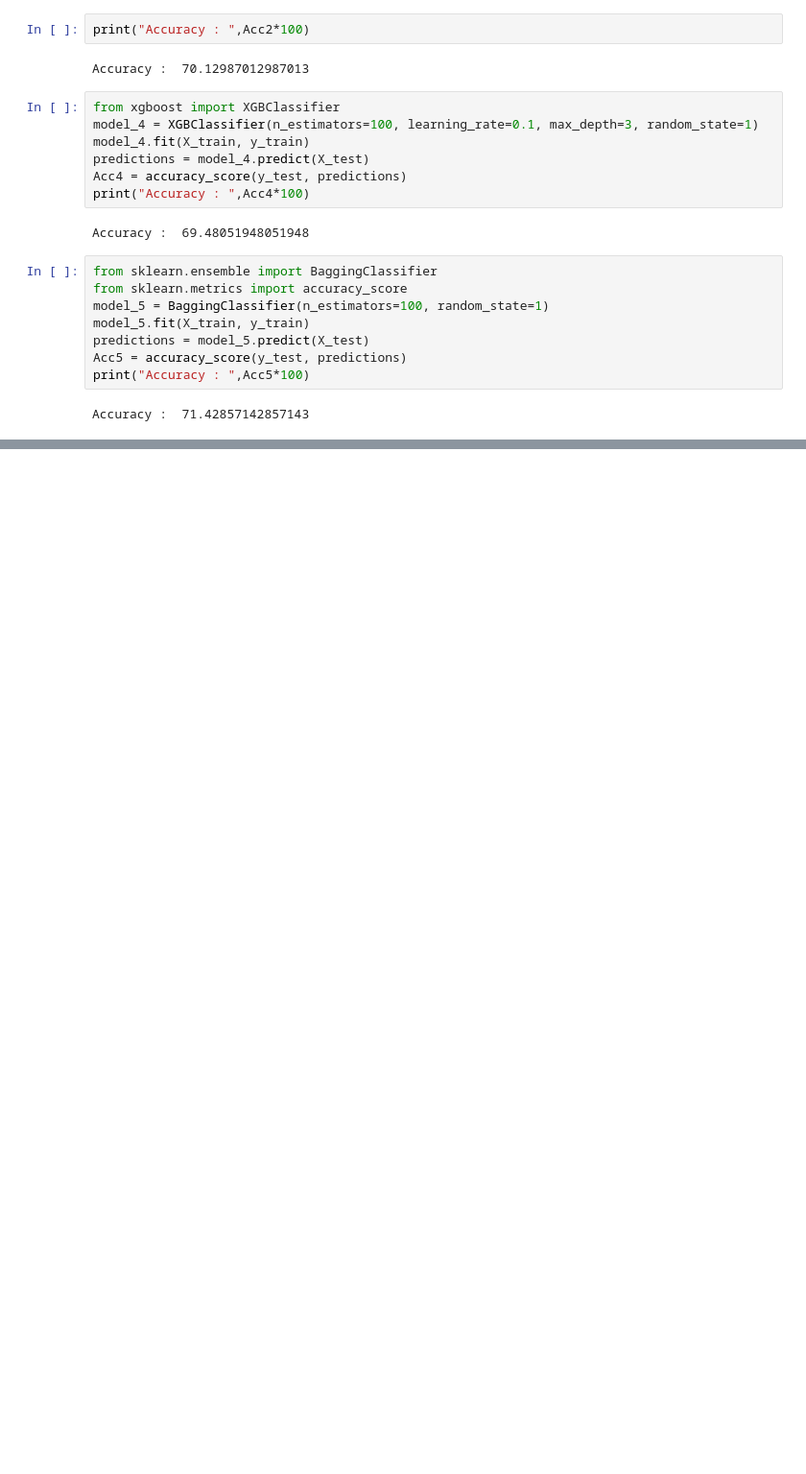
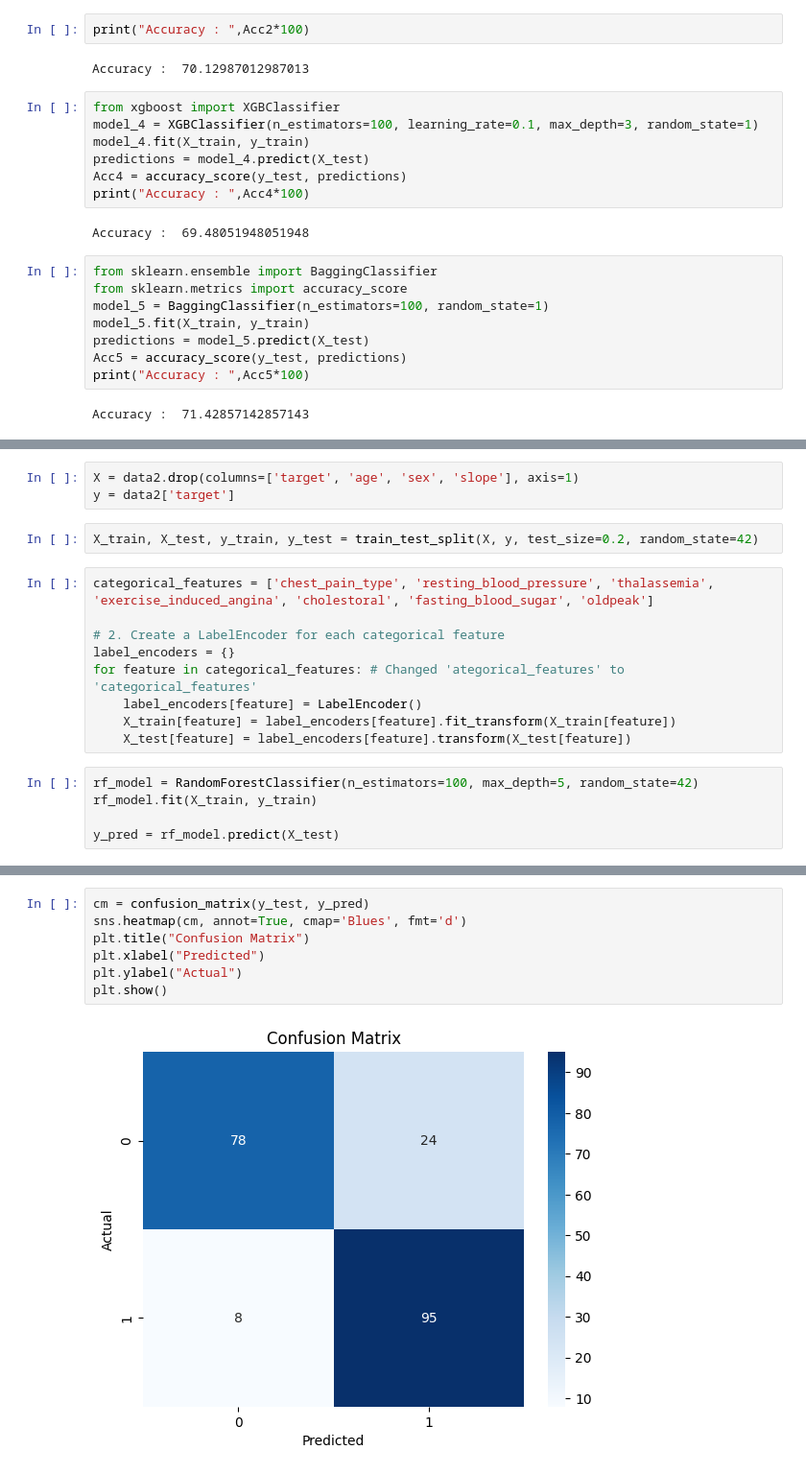
Before and after one commit to NIlesh-Thamke/Machine-Learning-Practicals, a Jupyter notebook: Pract7ML.ipynb, the cells around one changed output, grey strips where cells are left out. Shown at 96% size. Cells and saved outputs as stored; diff of their text form; blank space fills up the shorter version.

```diff
--- a/Pract7ML.ipynb
+++ b/Pract7ML.ipynb
@@ -121,0 +176,19 @@ Accuracy :  71.42857142857143
+# %%
+X = data2.drop(columns=['target', 'age', 'sex', 'slope'], axis=1)
+y = data2['target']
+# %%
+X_train, X_test, y_train, y_test = train_test_split(X, y, test_size=0.2, random_state=42)
+# %%
+categorical_features = ['chest_pain_type', 'resting_blood_pressure', 'thalassemia', 'exercise_induced_angina', 'cholestoral', 'fasting_blood_sugar', 'oldpeak']
+
+# 2. Create a LabelEncoder for each categorical feature
+label_encoders = {}
+for feature in categorical_features: # Changed 'ategorical_features' to 'categorical_features'
+    label_encoders[feature] = LabelEncoder()
+    X_train[feature] = label_encoders[feature].fit_transform(X_train[feature])
+    X_test[feature] = label_encoders[feature].transform(X_test[feature])
+# %%
+rf_model = RandomForestClassifier(n_estimators=100, max_depth=5, random_state=42)
+rf_model.fit(X_train, y_train)
+
+y_pred = rf_model.predict(X_test)
@@ -121,0 +209,9 @@ Accuracy :  71.42857142857143
+# %%
+cm = confusion_matrix(y_test, y_pred)
+sns.heatmap(cm, annot=True, cmap='Blues', fmt='d')
+plt.title("Confusion Matrix")
+plt.xlabel("Predicted")
+plt.ylabel("Actual")
+plt.show()
+# %% [output]
+[figure, added]
```
Also changed, not shown: parts of 8 cells of this notebook.
